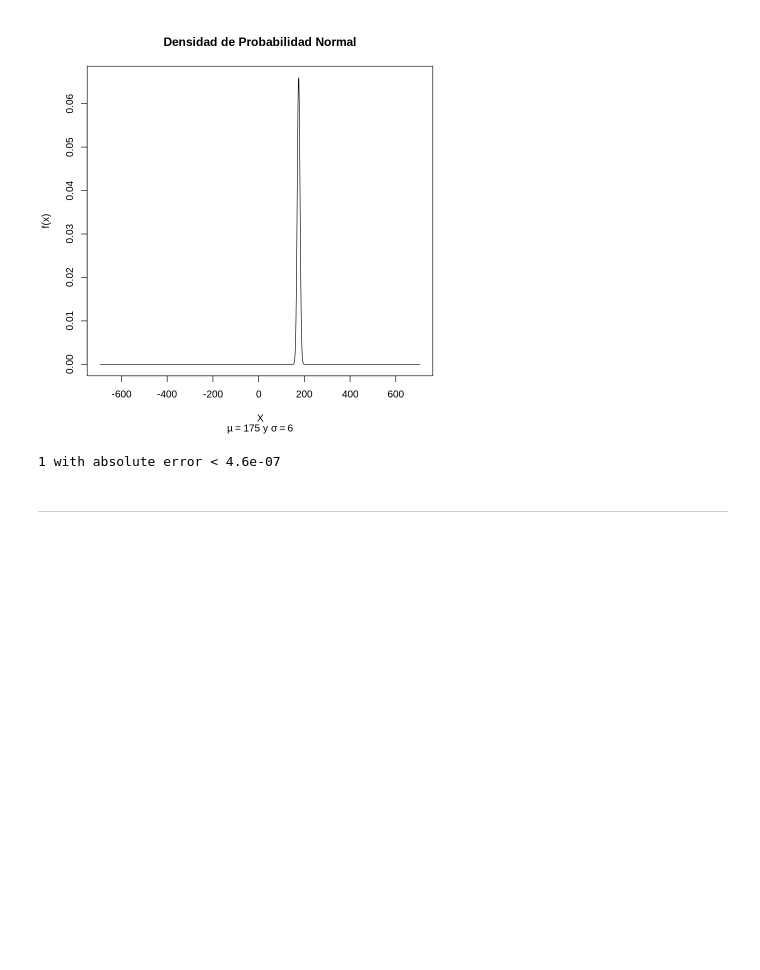
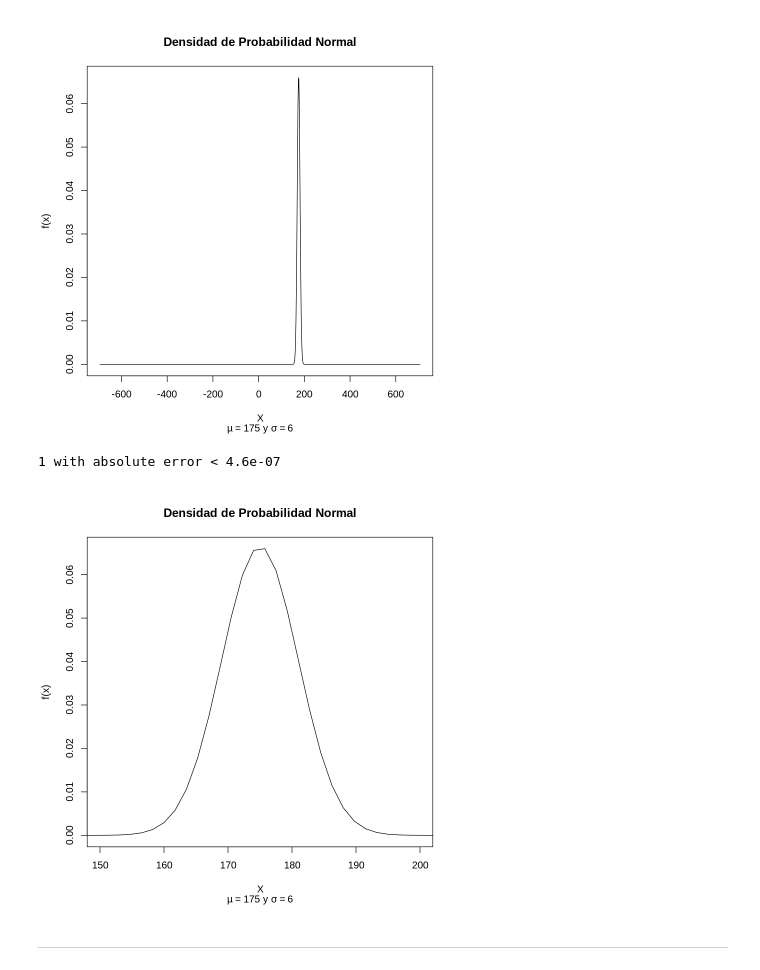
Before and after one commit to caballeroarturo/ejemplosR, a Jupyter notebook: Sesion4/Ejemplo3.ipynb, the cells around one changed output. Cells and saved outputs as stored; diff of their text form; code cells hidden in the pictures; blank space fills up the shorter version.

```diff
--- a/Sesion4/Ejemplo3.ipynb
+++ b/Sesion4/Ejemplo3.ipynb
@@ -95,6 +96,13 @@ plot(x, y, type = "l", xlab = "X", ylab = "f(x)",
 integrate(dnorm, lower = x[1], upper = x[length(x)], mean=binom.mean, sd = binom.sd)
 # %% [output]
 1 with absolute error < 4.6e-07
+# %%
+plot(x, y, type = "l", xlab = "X", ylab = "f(x)",
+     main = "Densidad de Probabilidad Normal",
+     sub = expression(paste(mu == 175, " y ", sigma == 6)),
+     xlim = c(150, 200))
+# %% [output]
+[figure, added]
 # %% [markdown]
 
 
```
Also changed, not shown: parts of 13 cells of this notebook.
